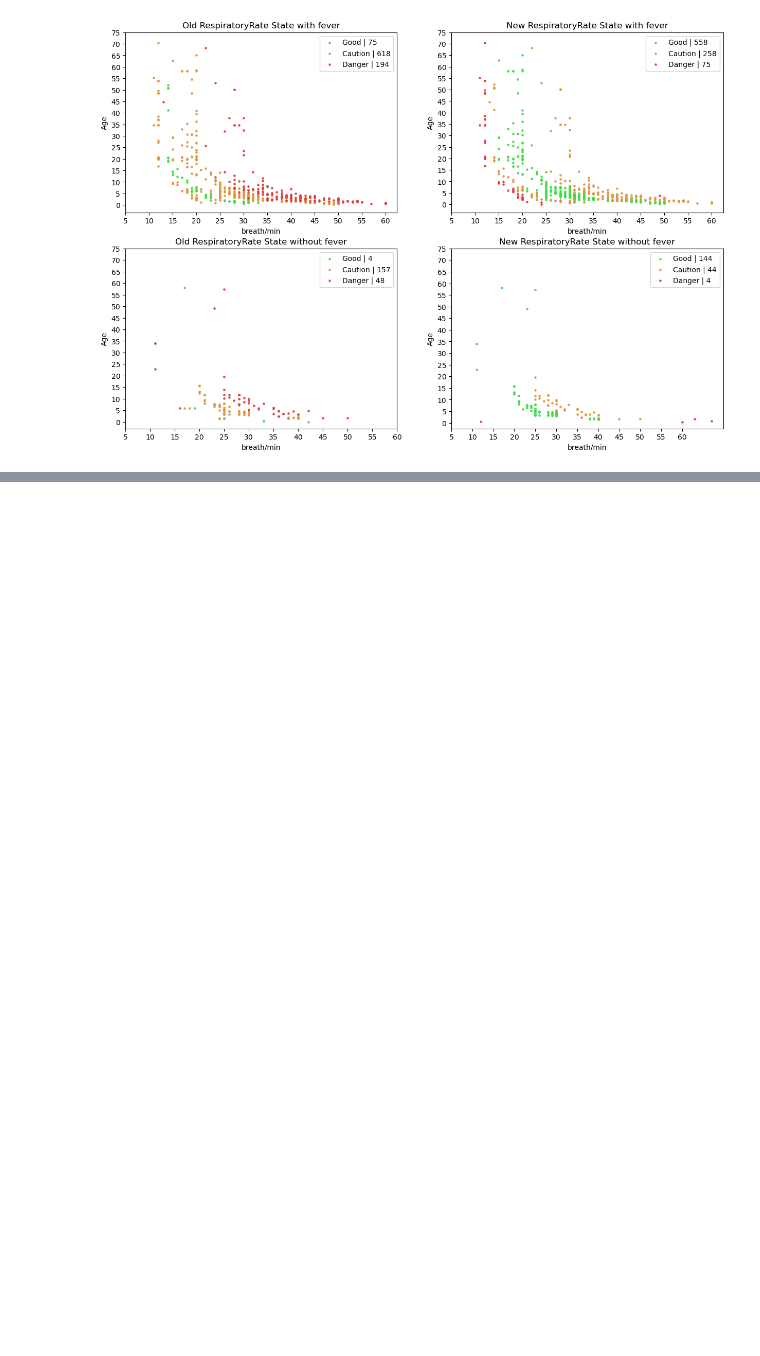
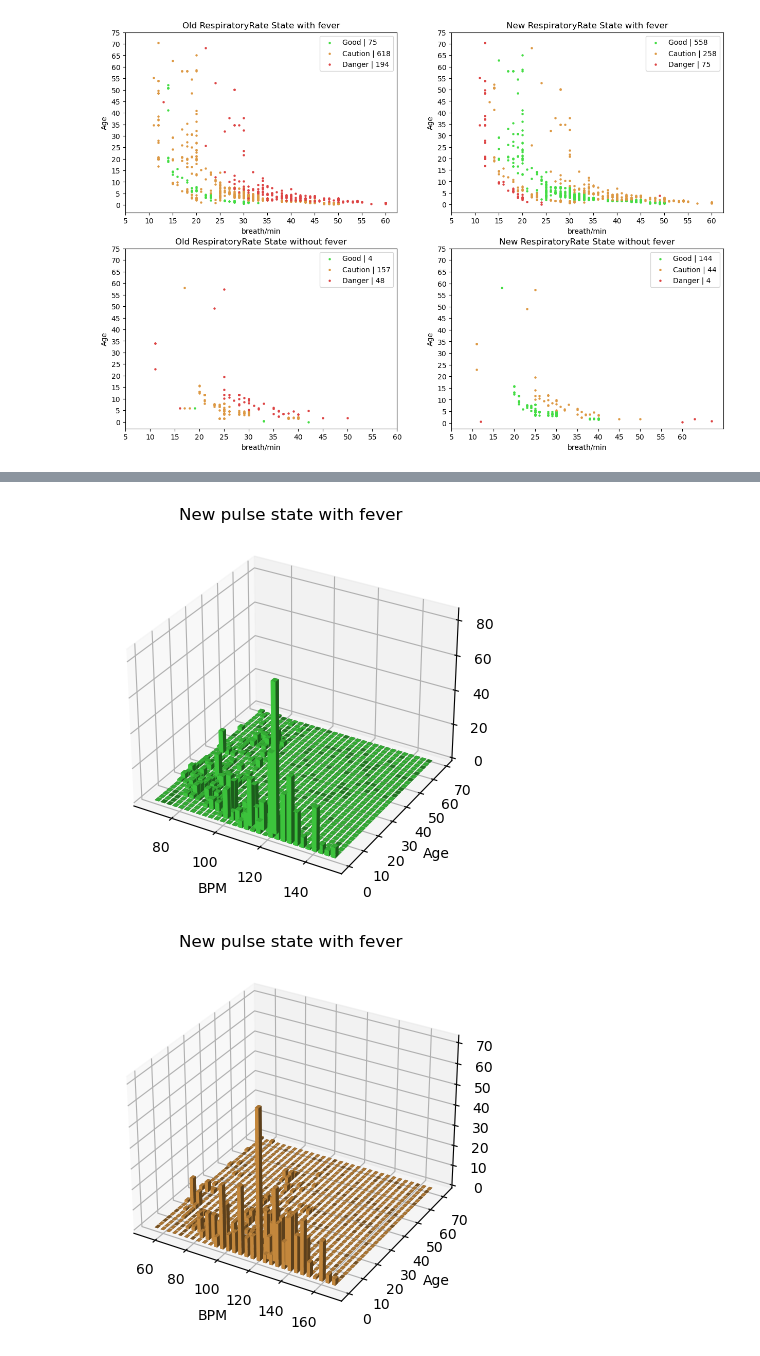
Before and after one commit to janoshr/ffa-model, a Jupyter notebook: analysis.ipynb, the cells around one changed output, grey strips where cells are left out. Saved outputs shown, nothing was run; the diff lists cells and outputs as text; code cells hidden in the pictures; blank space fills up the shorter version.

```diff
--- a/analysis.ipynb
+++ b/analysis.ipynb
@@ -144,0 +208,28 @@ plt.show()
+# %%
+def create_bar_chart3d(dataset, stateKey, key, fever, title, xlabel, ylabel, state = 'danger', color='#44dd44'):
+    fig = plt.figure()
+    ax = fig.add_subplot(projection='3d')
+    state_good = dataset[(dataset[stateKey] == state) & (dataset['temperature'] >= 38.5 if fever else dataset['temperature'] < 38.5)]
+
+    hist, xedges, yedges =np.histogram2d(state_good[key],state_good['ageInMonths']/12, bins=30)
+    xpos, ypos = np.meshgrid(xedges[:-1] + 0.25, yedges[:-1] + 0.25, indexing="ij")
+
+    xpos = xpos.ravel()
+    ypos = ypos.ravel()
+    zpos = 0
+
+    dx = dy = 2 * np.ones_like(zpos)
+    dz = hist.ravel()
+
+    plt.ylabel(xlabel)
+    plt.xlabel(ylabel)
+    plt.title(title)
+    ax.bar3d(xpos, ypos, zpos, dx, dy, dz, zsort='average', color=color)
+    plt.show()
+# %%
+create_bar_chart3d(df_ps, 'pulseState', 'pulse', True, 'New pulse state with fever', 'Age', 'BPM', 'good', '#44dd44')
+create_bar_chart3d(df_ps, 'pulseState', 'pulse', True, 'New pulse state with fever', 'Age', 'BPM', 'caution', '#dd9944')
+create_bar_chart3d(df_ps, 'pulseState', 'pulse', True, 'New pulse state with fever', 'Age', 'BPM', 'danger', '#dd4444')
+# %% [output]
+[figure, added]
+[figure, added]
```
Also changed, not shown: parts of 11 cells of this notebook, 3 other files.
